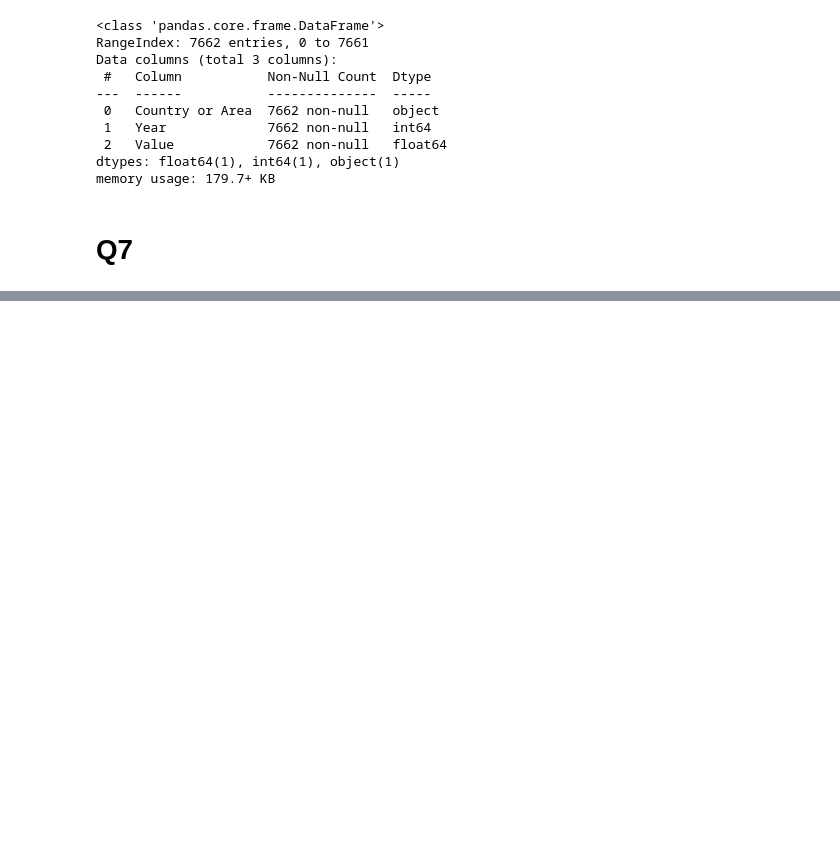
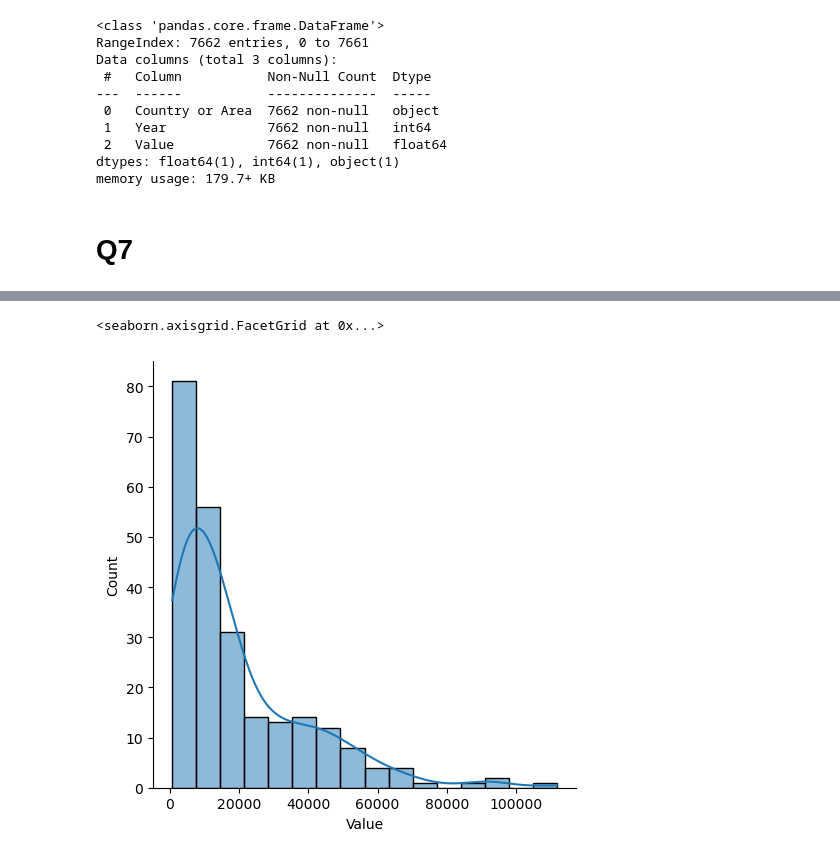
Before and after one commit to NSS-Data-Analytics-Cohort-11/undata-rneyin, a Jupyter notebook: notebook/UN_da11_rn.ipynb, the cells around one changed output, grey strips where cells are left out. Drawn from its saved outputs; the diff is of its cells as text; code cells hidden in the pictures; blank space fills up the shorter version.

```diff
--- a/notebook/UN_da11_rn.ipynb
+++ b/notebook/UN_da11_rn.ipynb
@@ -48,5 +51,6 @@ memory usage: 239.6+ KB
 # %% [markdown]
 # Q6
 # %%
-gdp_dfn = gdp_df.drop(columns=['Value Footnotes'])
+#drop column with null values
+gdp_df = gdp_df.drop(columns=['Value Footnotes'])
 # %%
@@ -89,0 +132,3 @@ print(nullq)
+# %%
+d2020=gdp_df[gdp_df["Year"]==2020]
+print(d2020)
@@ -89,0 +150,6 @@ print(nullq)
+# %%
+#histogram
+sns.displot(data=d2020["Value"], kde=True)
+# %% [output]
+<seaborn.axisgrid.FacetGrid at 0x...>
+[figure, added]
```
Also changed, not shown: parts of 19 cells of this notebook.
